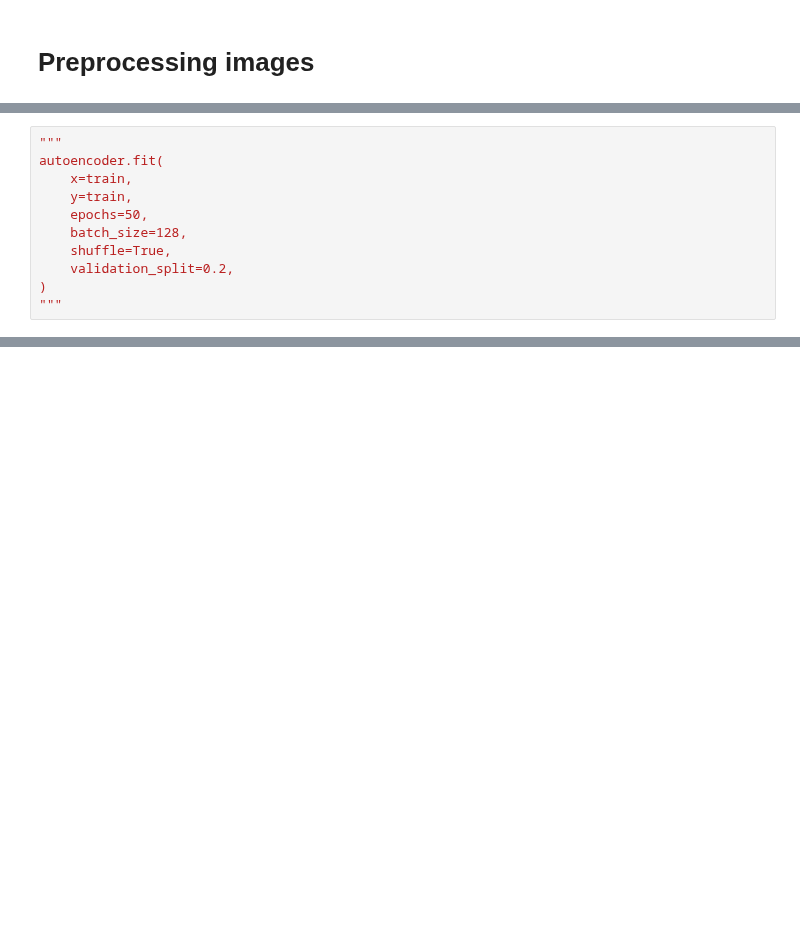
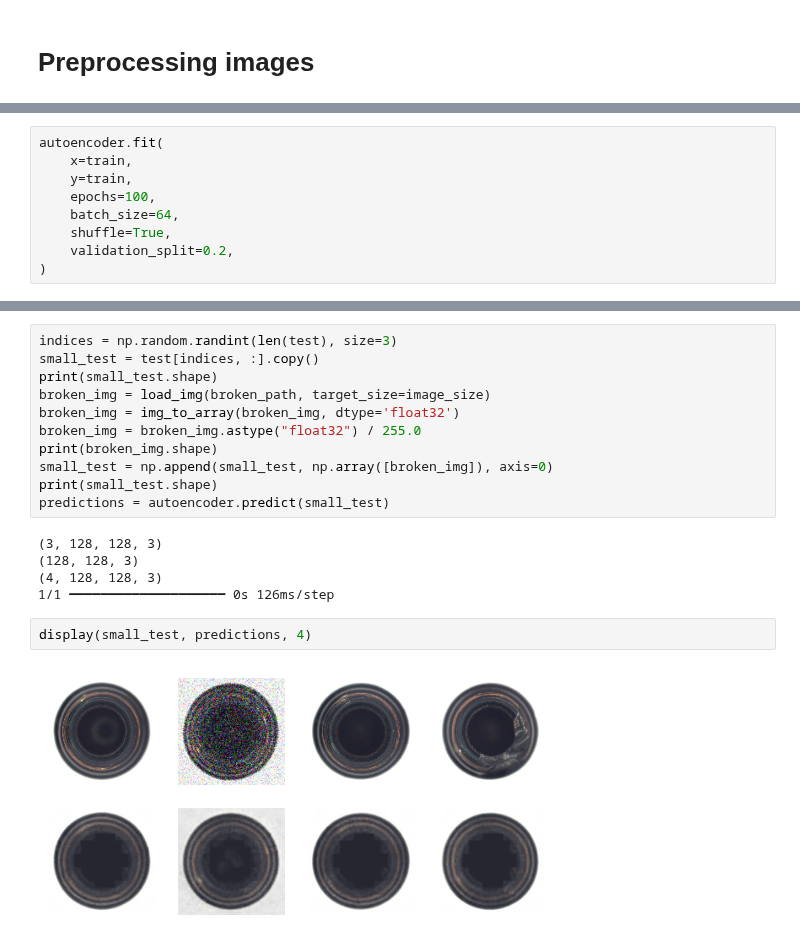
Before and after one commit to MikaParssinen/Applied-Machine-Learning, a Jupyter notebook: Project/Code/Marcus.ipynb, the cells around one changed output, grey strips where cells are left out. Cells and saved outputs as stored; diff of their text form; blank space fills up the shorter version.

```diff
--- a/Project/Code/Marcus.ipynb
+++ b/Project/Code/Marcus.ipynb
@@ -173,12 +173,10 @@ print(test.shape)
 # %%
-"""
 autoencoder.fit(
     x=train,
     y=train,
-    epochs=50,
-    batch_size=128,
+    epochs=100,
+    batch_size=64,
     shuffle=True,
     validation_split=0.2,
 )
-"""
 # %% [output]
@@ -185,0 +201,20 @@ autoencoder.fit(
+# %%
+indices = np.random.randint(len(test), size=3)
+small_test = test[indices, :].copy()
+print(small_test.shape)
+broken_img = load_img(broken_path, target_size=image_size)
+broken_img = img_to_array(broken_img, dtype='float32')
+broken_img = broken_img.astype("float32") / 255.0
+print(broken_img.shape)
+small_test = np.append(small_test, np.array([broken_img]), axis=0)
+print(small_test.shape)
+predictions = autoencoder.predict(small_test)
+# %% [output]
+(3, 128, 128, 3)
+(128, 128, 3)
+(4, 128, 128, 3)
+1/1 ━━━━━━━━━━━━━━━━━━━━ 0s 126ms/step
+# %%
+display(small_test, predictions, 4)
+# %% [output]
+[figure, added]
```
Also changed, not shown: parts of 5 cells of this notebook.
